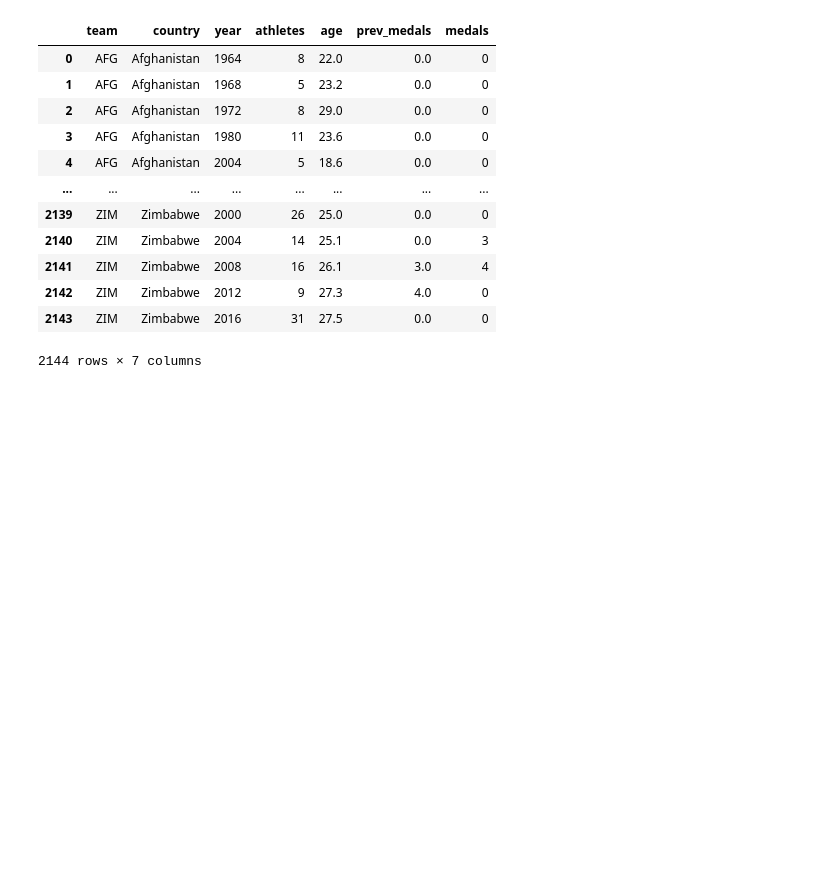
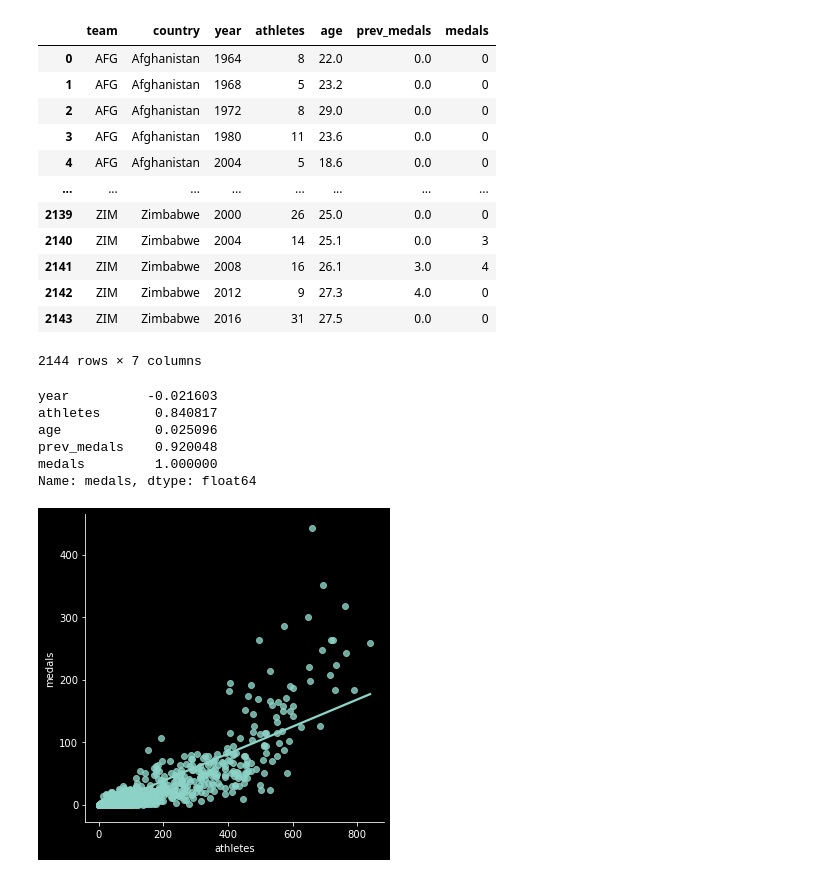
Before and after one commit to TelRich/Machine_Learning, a Jupyter notebook: team.ipynb, the cells around one changed output. Cells and saved outputs as stored; diff of their text form; code cells hidden in the pictures; blank space fills up the shorter version.

```diff
--- a/team.ipynb
+++ b/team.ipynb
@@ -18,3 +24,14 @@ teams
 | 2142 | ZIM | Zimbabwe | 2012 | 9 | 27.3 | 4.0 | 0 |
 | 2143 | ZIM | Zimbabwe | 2016 | 31 | 27.5 | 0.0 | 0 |
 2144 rows × 7 columns
+# %%
+# Correlation between medals and other variables
+
+teams.corr()['medals']
+# %% [output]
+year          -0.021603
+athletes       0.840817
+age            0.025096
+prev_medals    0.920048
+medals         1.000000
+Name: medals, dtype: float64
@@ -20,0 +40,4 @@ teams
+# %%
+sb.lmplot(x='athletes', y='medals', data= teams, fit_reg=True, ci=None);
+# %% [output]
+[figure, added]
```
Also changed, not shown: parts of 28 cells of this notebook.
